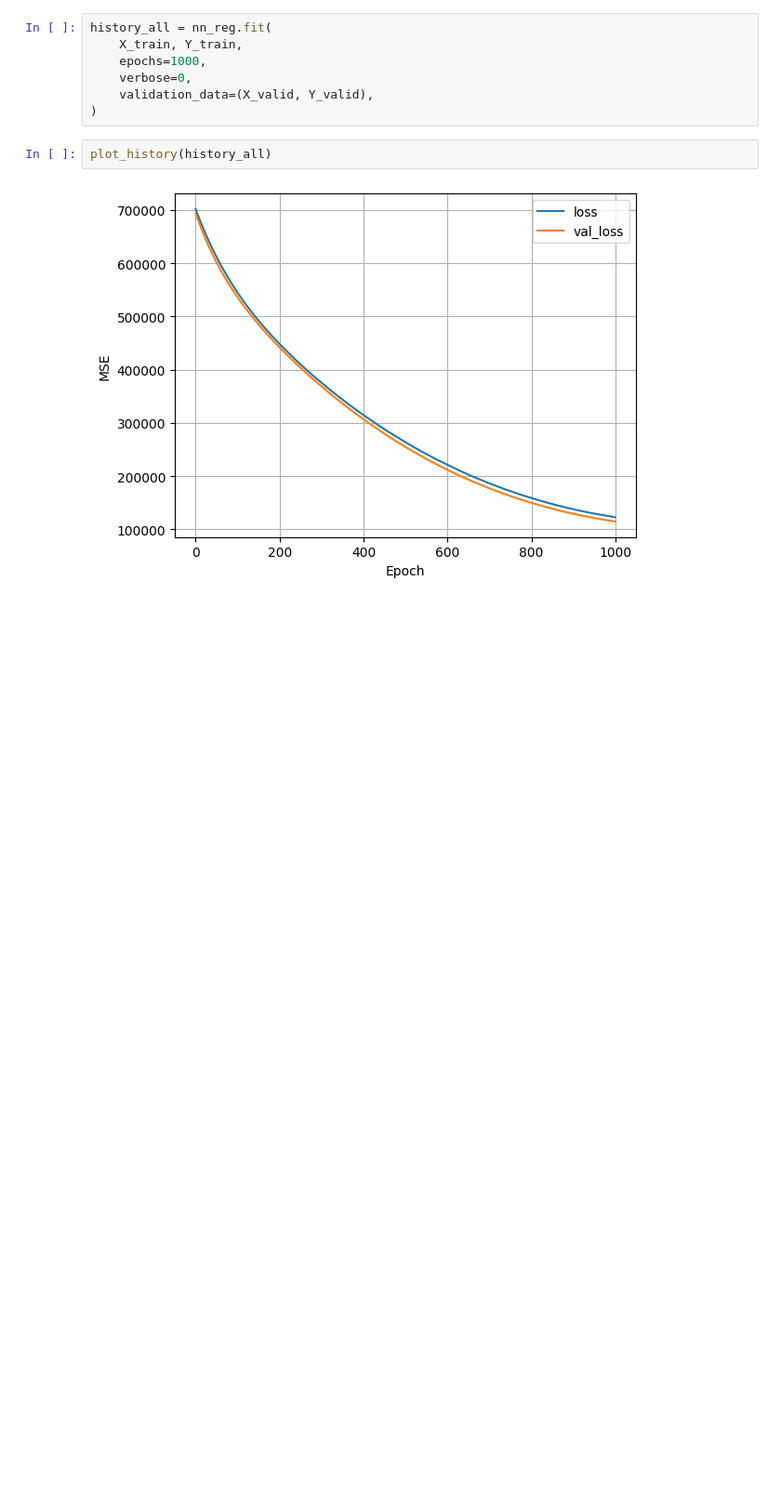
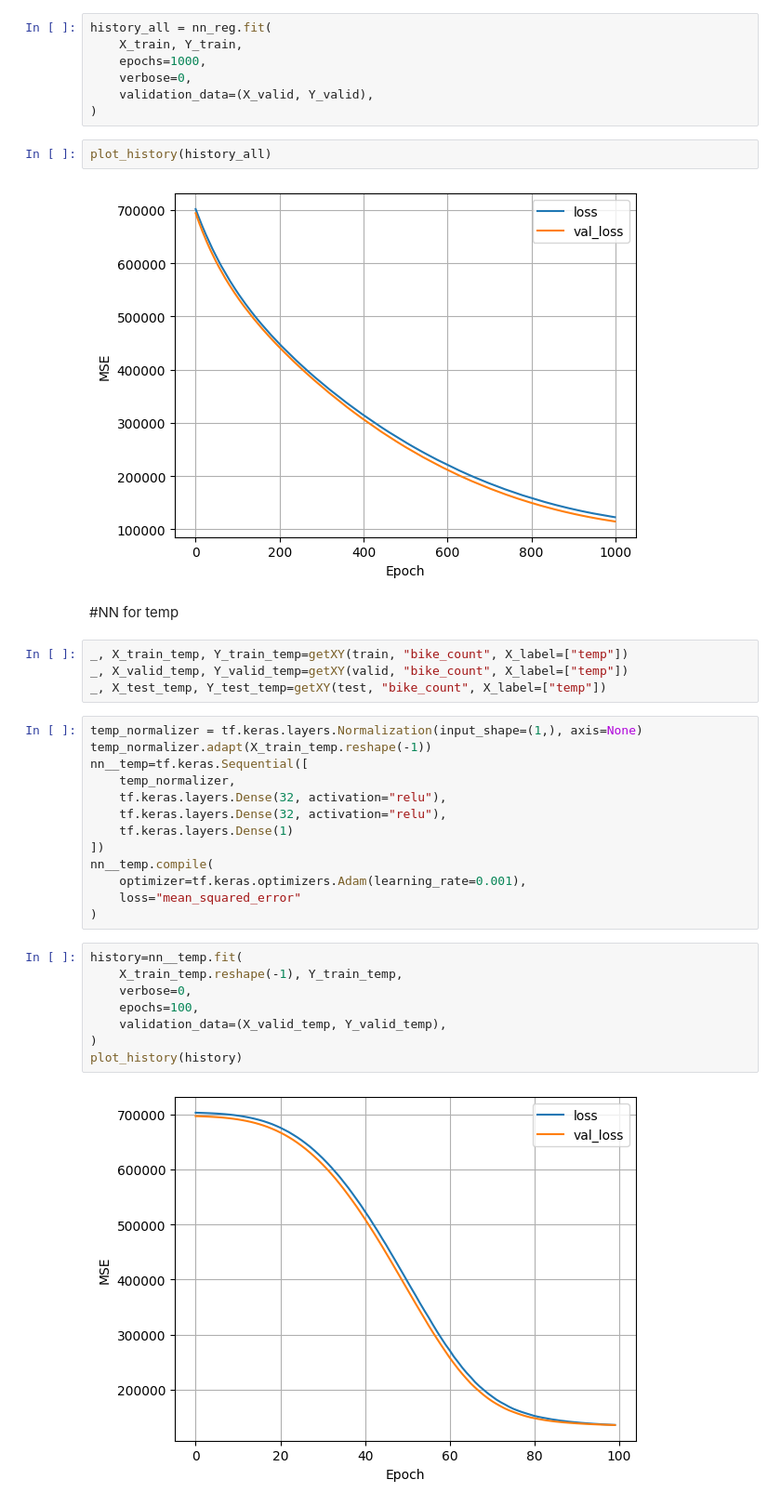
Before and after one commit to KhenissiMH/Linear_regression, a Jupyter notebook: soeul_bike_LR.ipynb, the cells around one changed output. Shown at 93% size. Drawn from its saved outputs; the diff is of its cells as text; blank space fills up the shorter version.

```diff
--- a/soeul_bike_LR.ipynb
+++ b/soeul_bike_LR.ipynb
@@ -196,3 +198,32 @@ history_all = nn_reg.fit(
 plot_history(history_all)
 # %% [output]
 [figure]
+# %% [markdown]
+#NN for temp
+# %%
+_, X_train_temp, Y_train_temp=getXY(train, "bike_count", X_label=["temp"])
+_, X_valid_temp, Y_valid_temp=getXY(valid, "bike_count", X_label=["temp"])
+_, X_test_temp, Y_test_temp=getXY(test, "bike_count", X_label=["temp"])
+# %%
+temp_normalizer = tf.keras.layers.Normalization(input_shape=(1,), axis=None)
+temp_normalizer.adapt(X_train_temp.reshape(-1))
+nn__temp=tf.keras.Sequential([
+    temp_normalizer,
+    tf.keras.layers.Dense(32, activation="relu"),
+    tf.keras.layers.Dense(32, activation="relu"),
+    tf.keras.layers.Dense(1)
+])
+nn__temp.compile(
+    optimizer=tf.keras.optimizers.Adam(learning_rate=0.001),
+    loss="mean_squared_error"
+)
+# %%
+history=nn__temp.fit(
+    X_train_temp.reshape(-1), Y_train_temp,
+    verbose=0,
+    epochs=100,
+    validation_data=(X_valid_temp, Y_valid_temp),
+)
+plot_history(history)
+# %% [output]
+[figure, added]
```
Also changed, not shown: parts of 8 cells of this notebook.
